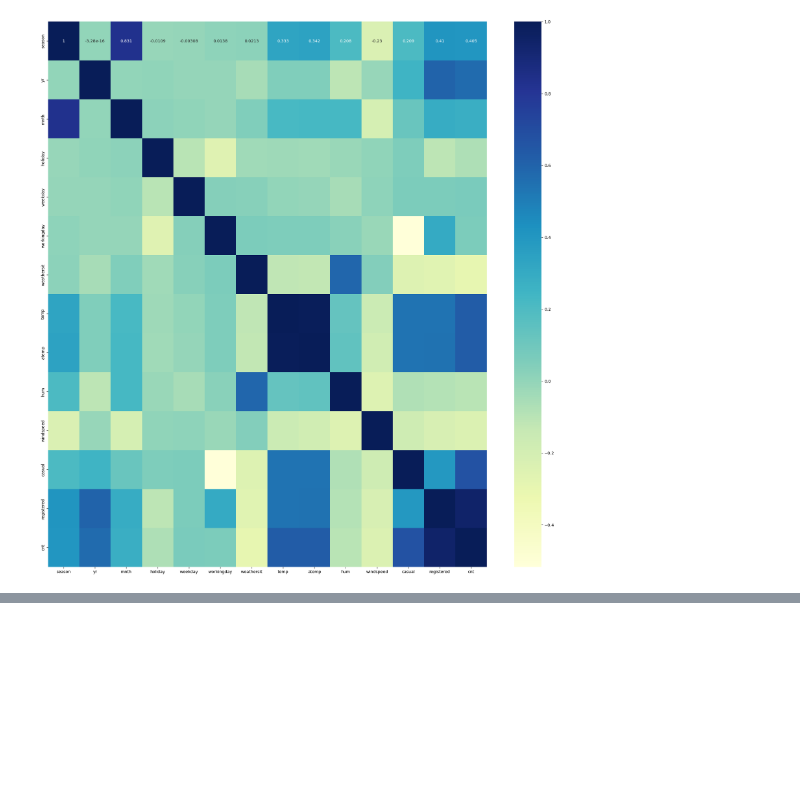
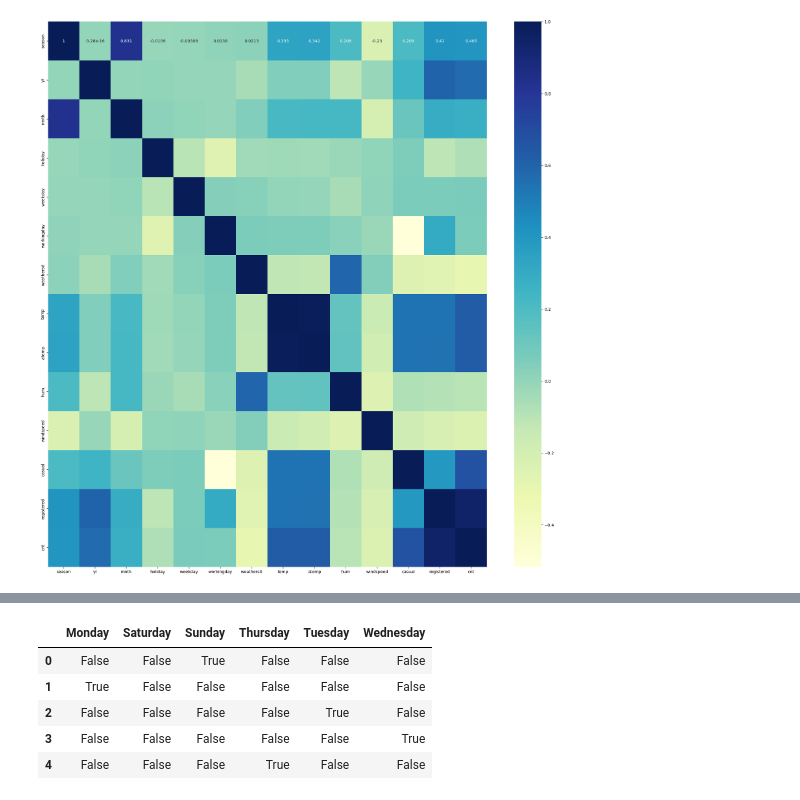
Before and after one commit to shakyasamin/Bike-Sharing_model, a Jupyter notebook: Bike-sharing.ipynb, the cells around one changed output, grey strips where cells are left out. Cells and saved outputs as stored; diff of their text form; code cells hidden in the pictures; blank space fills up the shorter version.

```diff
--- a/Bike-sharing.ipynb
+++ b/Bike-sharing.ipynb
@@ -110,0 +237,11 @@ plt.show()
+# %%
+# Get the dummy variables for the feature 'weekday' and store it in a new variable - 'weekday_dummy_var'
+weekday_dummy_var = pd.get_dummies(bike_df["weekday"],drop_first = True)
+weekday_dummy_var.head()
+# %% [output]
+|  | Monday | Saturday | Sunday | Thursday | Tuesday | Wednesday |
+| 0 | False | False | True | False | False | False |
+| 1 | True | False | False | False | False | False |
+| 2 | False | False | False | False | True | False |
+| 3 | False | False | False | False | False | True |
+| 4 | False | False | False | True | False | False |
```
Also changed, not shown: parts of 14 cells of this notebook.
